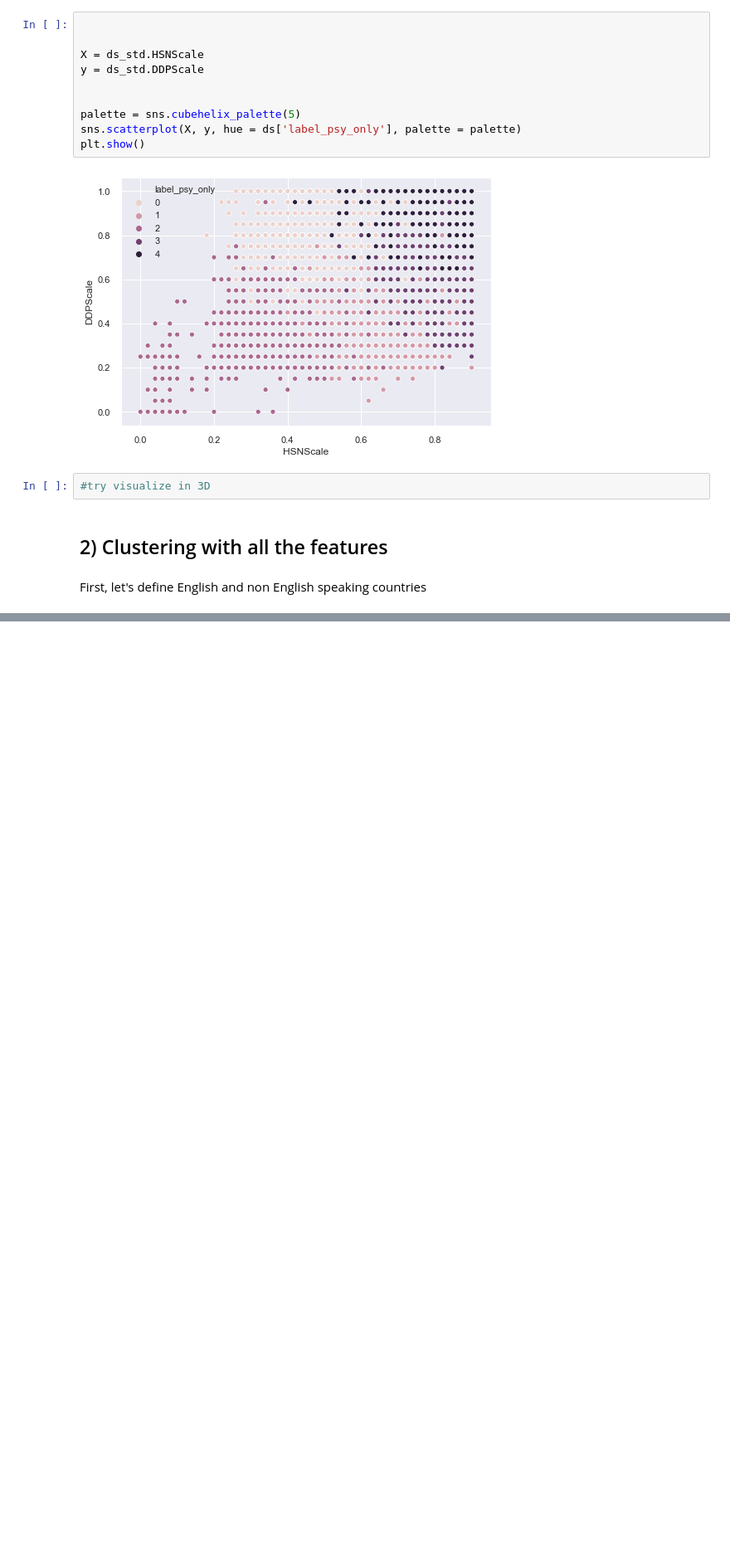
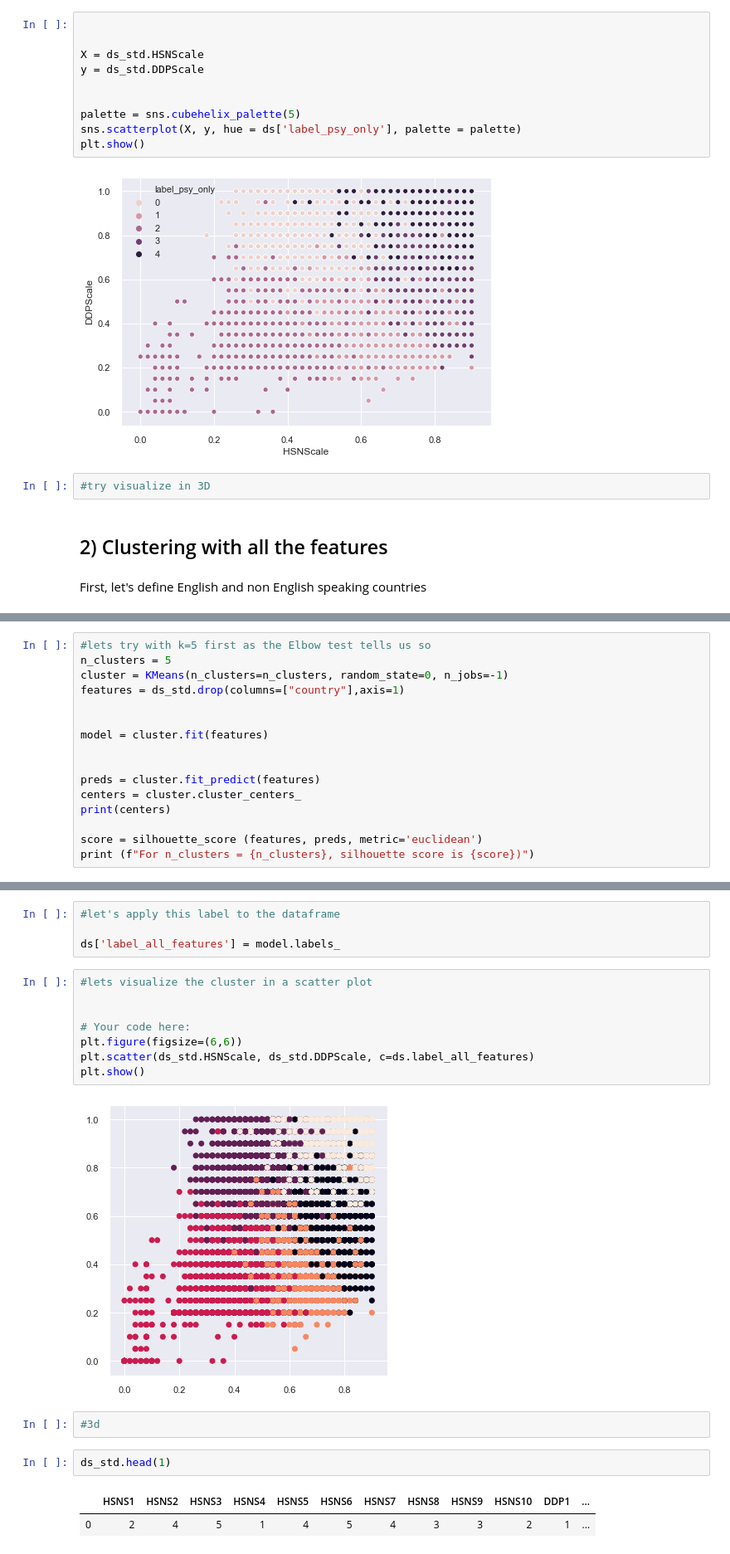
Before and after one commit to pengtianan/final-project, a Jupyter notebook: your-project/Unsupervised_clean.ipynb, the cells around one changed output, grey strips where cells are left out. Shown at 83% size. Cells and saved outputs as stored; diff of their text form; blank space fills up the shorter version.

```diff
--- a/your-project/Unsupervised_clean.ipynb
+++ b/your-project/Unsupervised_clean.ipynb
@@ -132,0 +164,16 @@ First, let's define English and non English speaking countries
+# %%
+#lets try with k=5 first as the Elbow test tells us so
+n_clusters = 5
+cluster = KMeans(n_clusters=n_clusters, random_state=0, n_jobs=-1)
+features = ds_std.drop(columns=["country"],axis=1)
+
+
+model = cluster.fit(features)
+
+
+preds = cluster.fit_predict(features)
+centers = cluster.cluster_centers_
+print(centers)
+
+score = silhouette_score (features, preds, metric='euclidean')
+print (f"For n_clusters = {n_clusters}, silhouette score is {score})")
@@ -132,0 +198,21 @@ First, let's define English and non English speaking countries
+# %%
+#let's apply this label to the dataframe
+
+ds['label_all_features'] = model.labels_
+# %%
+#lets visualize the cluster in a scatter plot
+
+
+# Your code here:
+plt.figure(figsize=(6,6))
+plt.scatter(ds_std.HSNScale, ds_std.DDPScale, c=ds.label_all_features)
+plt.show()
+# %% [output]
+[figure, added]
+# %%
+#3d
+# %%
+ds_std.head(1)
+# %% [output]
+|  | HSNS1 | HSNS2 | HSNS3 | HSNS4 | HSNS5 | HSNS6 | HSNS7 | HSNS8 | HSNS9 | HSNS10 | DDP1 | ... |
+| 0 | 2 | 4 | 5 | 1 | 4 | 5 | 4 | 3 | 3 | 2 | 1 | ... |
```
Also changed, not shown: parts of 19 cells of this notebook, 2 other files.
